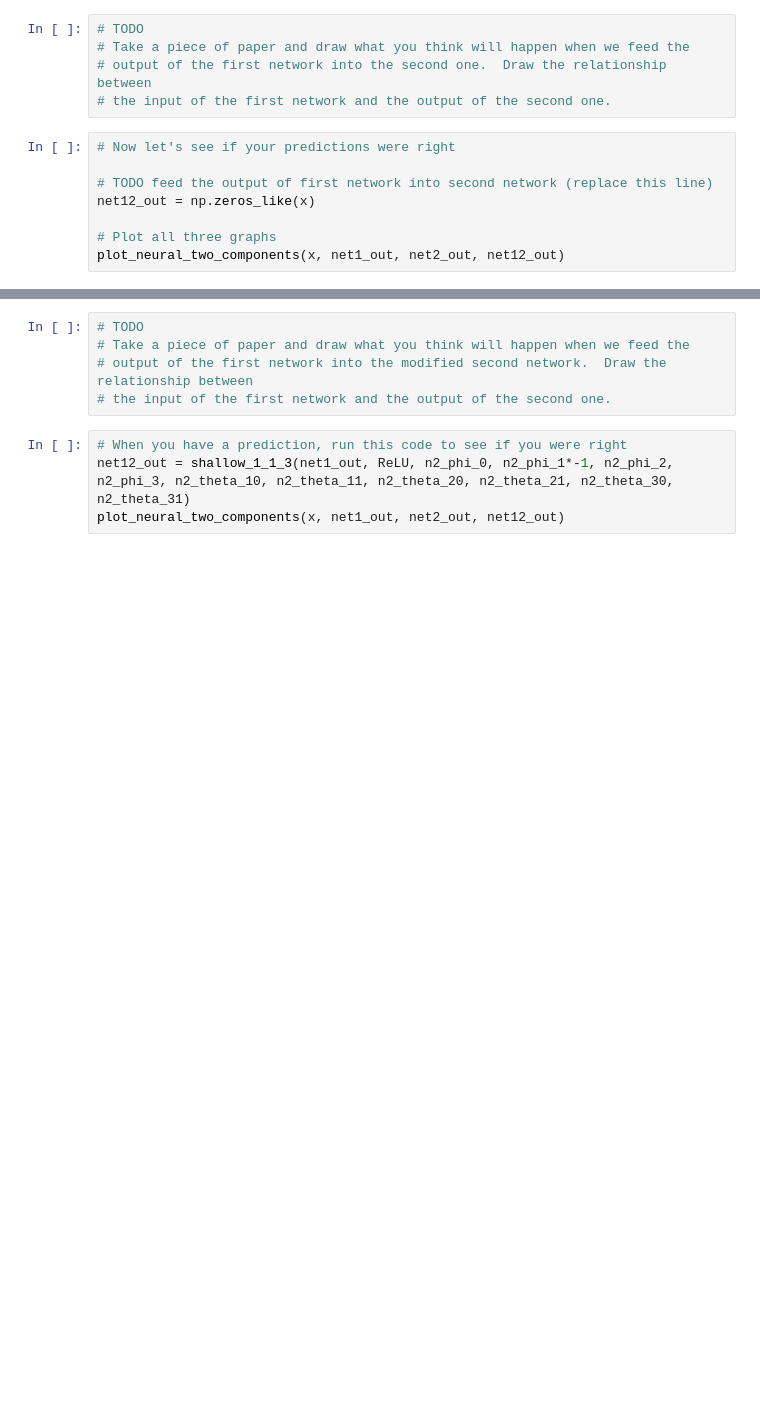
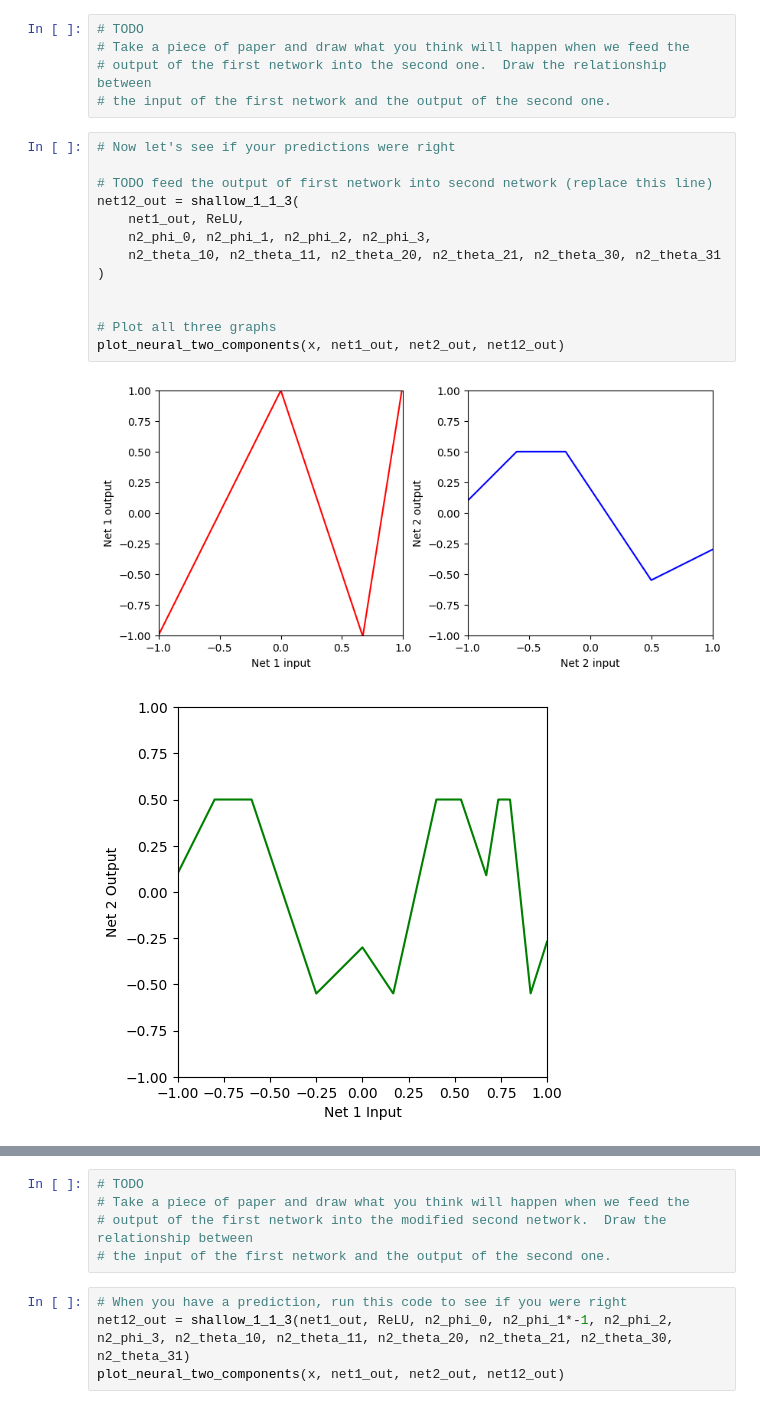
Before and after one commit to Kulnoorbajwa/CSCI-167--Deep-learning-, a Jupyter notebook: assigment_4.1_Composing_Networks.ipynb, the cells around one changed output, grey strips where cells are left out. Saved outputs shown, nothing was run; the diff lists cells and outputs as text; blank space fills up the shorter version.

```diff
--- a/assigment_4.1_Composing_Networks.ipynb
+++ b/assigment_4.1_Composing_Networks.ipynb
@@ -93,11 +95,19 @@ plot_neural_two_components(x, net1_out, net2_out)
 # %%
 # Now let's see if your predictions were right
 
 # TODO feed the output of first network into second network (replace this line)
-net12_out = np.zeros_like(x)
+net12_out = shallow_1_1_3(
+    net1_out, ReLU,
+    n2_phi_0, n2_phi_1, n2_phi_2, n2_phi_3,
+    n2_theta_10, n2_theta_11, n2_theta_20, n2_theta_21, n2_theta_30, n2_theta_31
+)
+
 
 # Plot all three graphs
 plot_neural_two_components(x, net1_out, net2_out, net12_out)
+# %% [output]
+[figure, added]
+[figure, added]
 # %%
 # Now we'll change things a up a bit.  What happens if we change the second network? (note the *-1 change)
 net1_out = shallow_1_1_3(x, ReLU, n1_phi_0, n1_phi_1, n1_phi_2, n1_phi_3, n1_theta_10, n1_theta_11, n1_theta_20, n1_theta_21, n1_theta_30, n1_theta_31)
```
Also changed, not shown: parts of 8 cells of this notebook.
